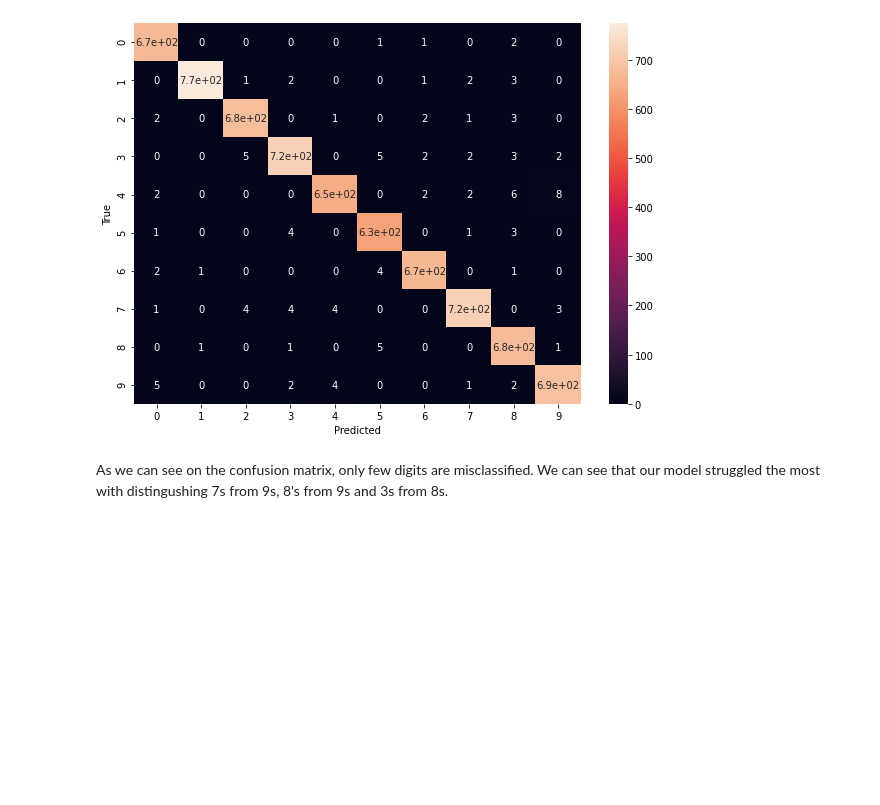
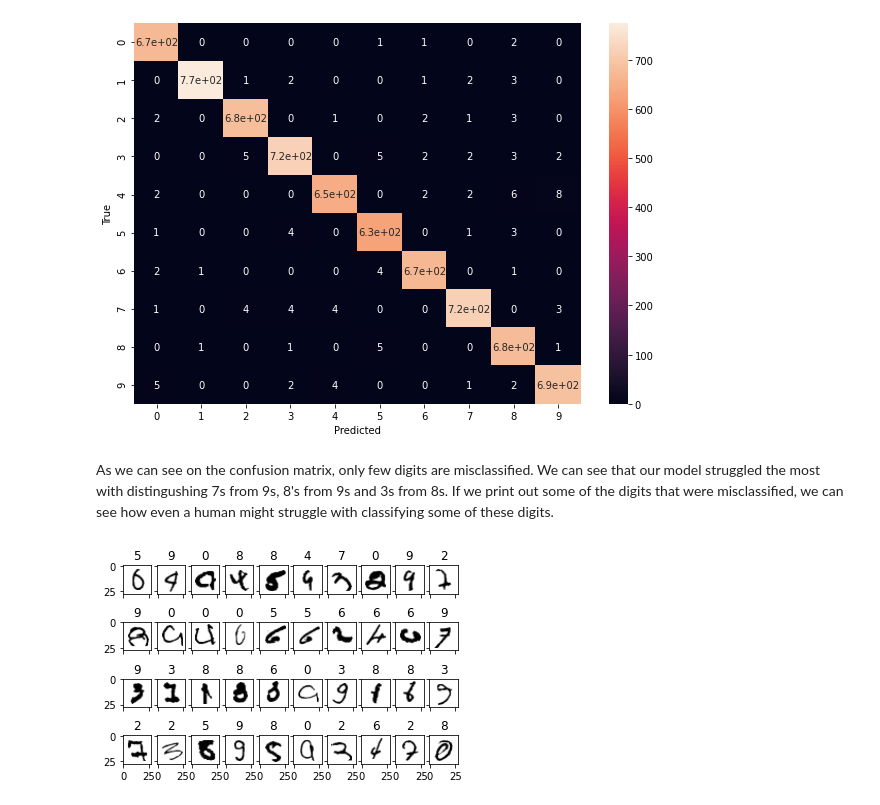
Before and after one commit to JohannaJo/INF264-project-3, a Jupyter notebook: Project 3.ipynb, the cells around one changed output. Saved outputs shown, nothing was run; the diff lists cells and outputs as text; code cells hidden in the pictures; blank space fills up the shorter version.

Commit message:
Printed misclassified images

```diff
--- a/Project 3.ipynb
+++ b/Project 3.ipynb
@@ -519,4 +522,26 @@ plt.show()
 # %% [output]
 [figure]
 # %% [markdown]
-As we can see on the confusion matrix, only few digits are misclassified. We can see that our model struggled the most with distingushing 7s from 9s, 8's from 9s and 3s from 8s.
+As we can see on the confusion matrix, only few digits are misclassified. We can see that our model struggled the most with distingushing 7s from 9s, 8's from 9s and 3s from 8s. If we print out some of the digits that were misclassified, we can see how even a human might struggle with classifying some of these digits.
+# %%
+# Gather indexes of 40 misclassified images
+misclassified_indexes = []
+misclassified_counter = 0
+for i in range(len(y_pred)):
+    if misclassified_counter >= 40: # only want to view 8 misclassified images
+        break
+    if y_pred[i] != y_true[i]:
+        misclassified_indexes.append(i)
+        misclassified_counter += 1
+
+
+# Print the misclassified images with their predicted labels
+f, axarr = plt.subplots(4,10, sharex = True, sharey = True)
+index_counter = 0
+for row in range(4):
+    for column in range(10):
+        axarr[row][column].imshow(X_test[misclassified_indexes[index_counter]], cmap="Greys", label = "o")
+        axarr[row][column].set_title(y_pred[misclassified_indexes[index_counter]])
+        index_counter += 1
+# %% [output]
+[figure, added]
```
Also changed, not shown: parts of 9 cells of this notebook.
